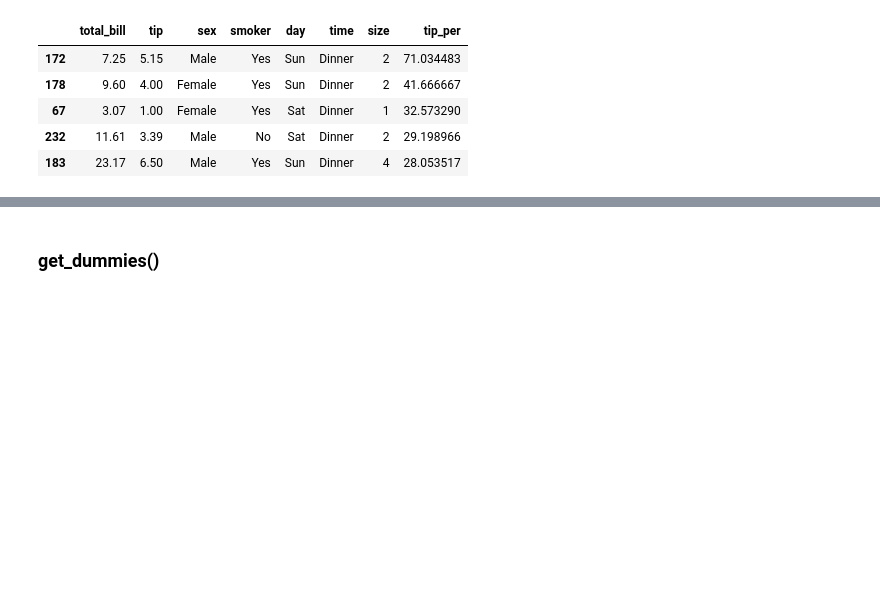
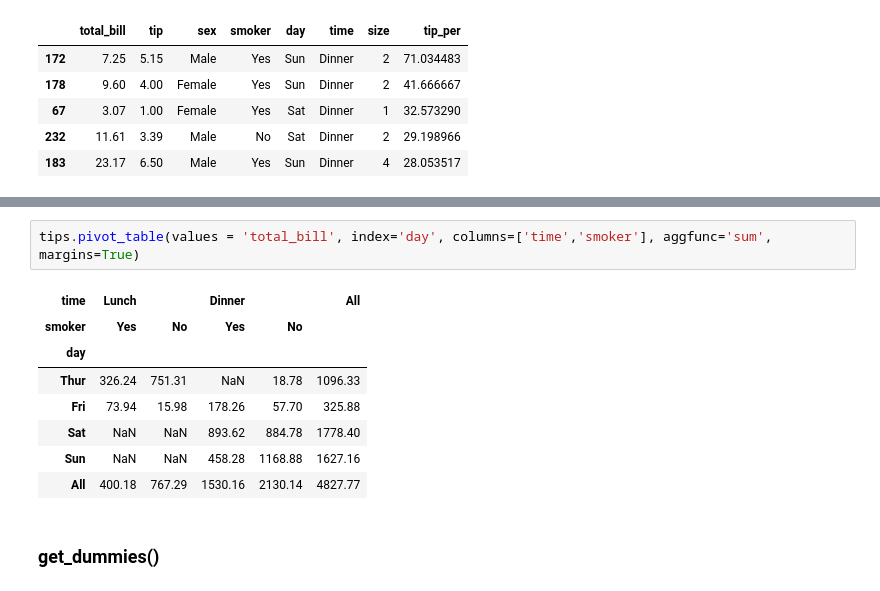
Before and after one commit to srikanthpragada/DS_03_AUG_2020, a Jupyter notebook: pandas/tips_df.ipynb, the cells around one changed output, grey strips where cells are left out. Drawn from its saved outputs; the diff is of its cells as text; blank space fills up the shorter version.

```diff
--- a/pandas/tips_df.ipynb
+++ b/pandas/tips_df.ipynb
@@ -219,3 +255,14 @@ memory usage: 7.3 KB
+# %%
+tips.pivot_table(values = 'total_bill', index='day', columns=['time','smoker'], aggfunc='sum', margins=True)
+# %% [output]
+| time | Lunch |  | Dinner |  | All |
+| smoker | Yes | No | Yes | No |  |
+| day |  |  |  |  |  |
+| Thur | 326.24 | 751.31 | NaN | 18.78 | 1096.33 |
+| Fri | 73.94 | 15.98 | 178.26 | 57.70 | 325.88 |
+| Sat | NaN | NaN | 893.62 | 884.78 | 1778.40 |
+| Sun | NaN | NaN | 458.28 | 1168.88 | 1627.16 |
+| All | 400.18 | 767.29 | 1530.16 | 2130.14 | 4827.77 |
 # %% [markdown]
 ### get_dummies()
 # %%
```
Also changed, not shown: parts of 17 cells of this notebook, 1 other file.
